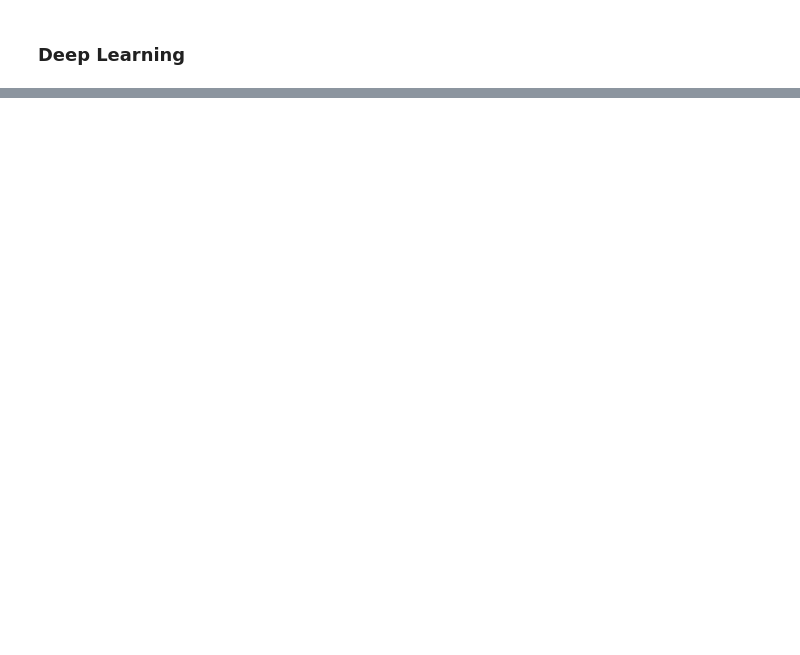
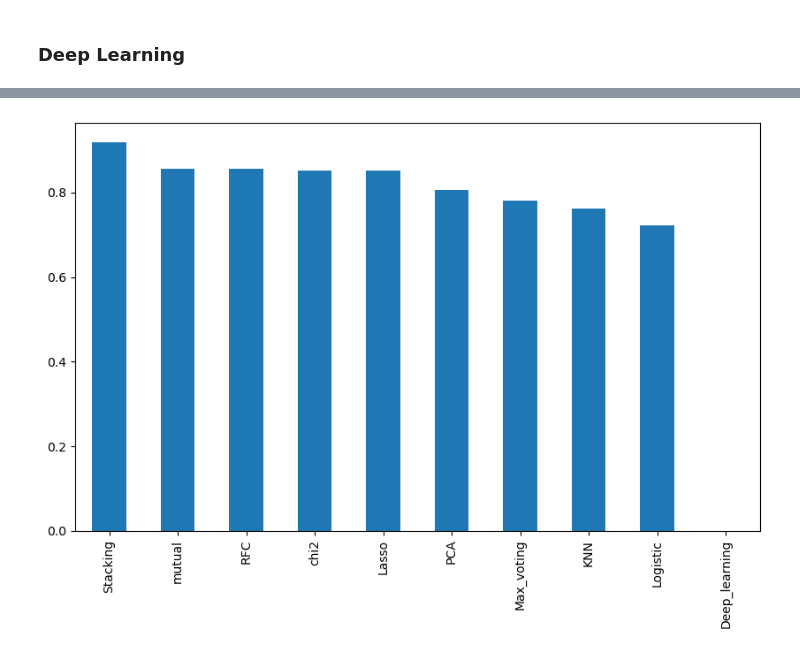
Before and after one commit to AtesBurak1/Ceng-474-Final, a Jupyter notebook: Smoking.ipynb, the cells around one changed output, grey strips where cells are left out. Cells and saved outputs as stored; diff of their text form; code cells hidden in the pictures; blank space fills up the shorter version.

```diff
--- a/Smoking.ipynb
+++ b/Smoking.ipynb
@@ -577,0 +606,5 @@ The best feature selection method is 'Stacking' with an accuracy of 0.9069 and f
+# %%
+model_df = model_df.sort_values(by='precision', ascending=False)
+plt = model_df['precision'].plot(kind='bar', figsize=(10, 6))
+# %% [output]
+[figure, added]
```
Also changed, not shown: parts of 16 cells of this notebook.
